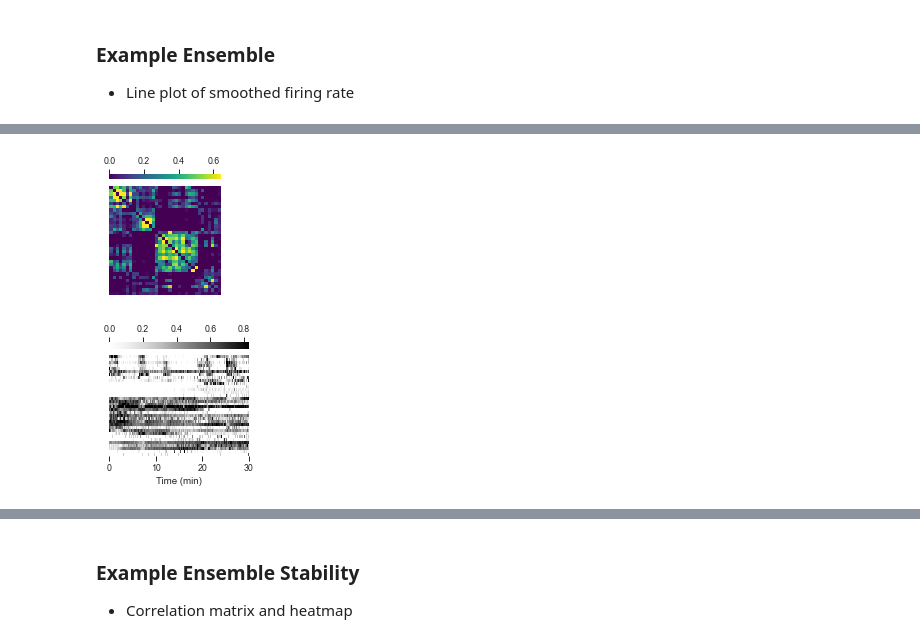
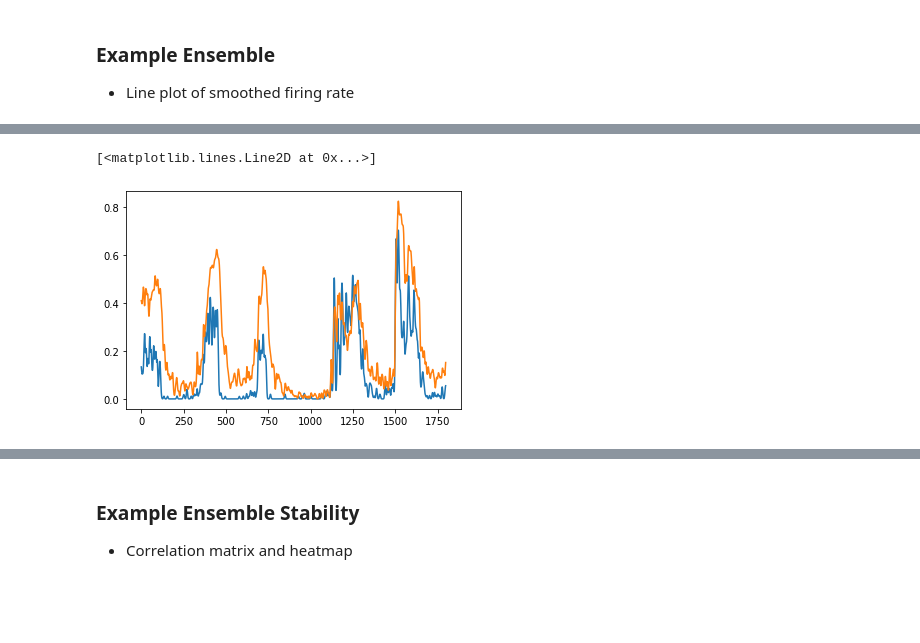
Before and after one commit to Ruairi-osul/drn-interactions, a Jupyter notebook: notebooks/Spontaneous Interactions/Figure.ipynb, the cells around one changed output, grey strips where cells are left out. Drawn from its saved outputs; the diff is of its cells as text; code cells hidden in the pictures; blank space fills up the shorter version.

```diff
--- a/notebooks/Spontaneous Interactions/Figure.ipynb
+++ b/notebooks/Spontaneous Interactions/Figure.ipynb
@@ -129,26 +85,14 @@ f.savefig(fig_dir / "example correlated pair.png", dpi=300)
-# %%
-f = plt.figure(figsize=(2, 2.5))
-
-ax = f.subplots()
-
-plot_affinity(df_affinity, ax=ax, cbar_kws = dict(use_gridspec=False,location="top"))
-ax.axis("off")
-
-f.savefig(fig_dir / "example ensemble matrix.png", dpi=300)
-# %% [output]
-[figure, removed]
-# %%
-f = plt.figure(figsize=(2.5, 2.3))
-
-ax = f.subplots()
-
-plot_spikes(spikes, ax=ax, cbar_kws = dict(use_gridspec=True,location="top"), yticklabels=[])
-ax.set_xticks(np.arange(0, 1801, 600))
-ax.set_xticklabels(ax.get_xticklabels(), rotation=0)
-ax.xaxis.set_major_formatter(plt.FuncFormatter(lambda x, p: int(x / 60)))
-ax.set_ylabel("")
-ax.set_xlabel("Time (min)")
-
-f.savefig(fig_dir / "example ensemble spike heatmap.png", dpi=300)
-# %% [output]
-[figure, removed]
+# %%
+from scipy.ndimage import gaussian_filter1d
+spikes_p = spikes.transform(gaussian_filter1d, sigma=3, axis=1)
+n1 = spikes_p.iloc[0, :]
+n2 = spikes_p.iloc[1, :]
+n3 = spikes_p.iloc[2, :]
+time = spikes_p.columns
+
+# plt.plot(time, n1, label="n1")
+plt.plot(time, n2, label="n2")
+plt.plot(time, n3, label="n3")
+# %% [output]
+[<matplotlib.lines.Line2D at 0x...>]
+[figure, added]
```
Also changed, not shown: parts of 6 cells of this notebook, 1 other file.
